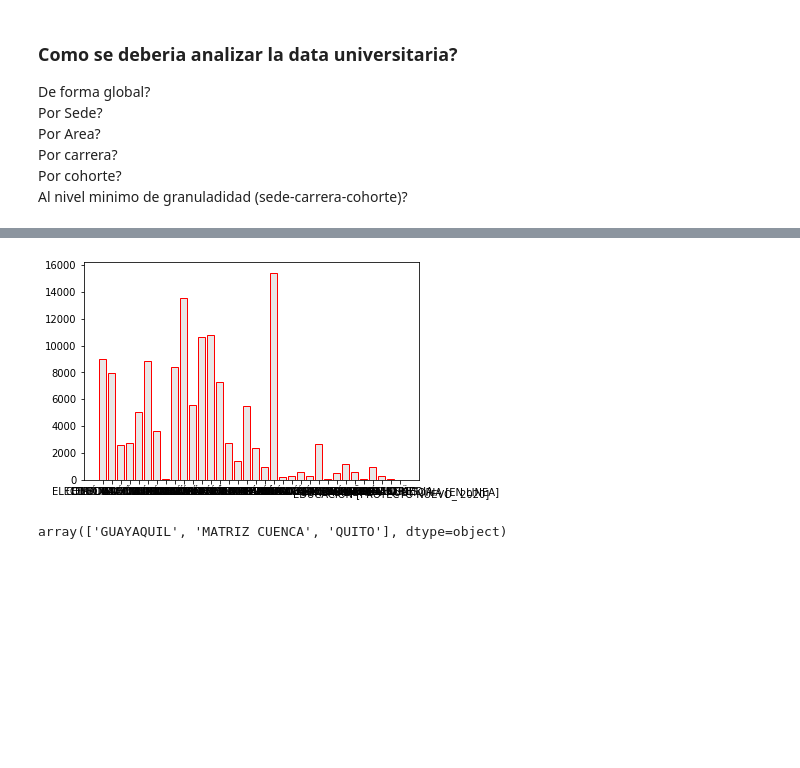
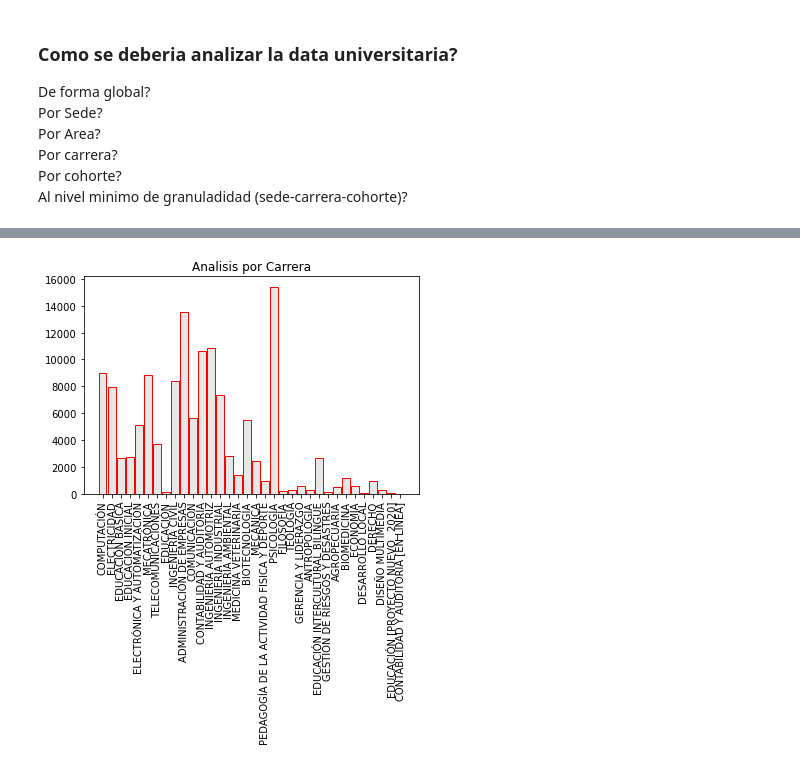
Before and after one commit to PelaezFrancisco/PracticasNegocios, a Jupyter notebook: TrabajosEnClases/Practica1/ReporteDatos.ipynb, the cells around one changed output, grey strips where cells are left out. Cells and saved outputs as stored; diff of their text form; code cells hidden in the pictures; blank space fills up the shorter version.

```diff
--- a/TrabajosEnClases/Practica1/ReporteDatos.ipynb
+++ b/TrabajosEnClases/Practica1/ReporteDatos.ipynb
@@ -72,15 +77,13 @@ barras = plt.bar(sedes, sedevalues, color=(0.1, 0.1, 0.1, 0.1),edgecolor='red')
 # %%
 #A nivel de carrera
 carrvalues = []
 for carrera in carreras:
     dx = df.loc[df['CARRERA'] == carrera]
     carrvalues.append(dx['NRO ALUMNOS'].sum())
 
 plt.figure()
+plt.xticks(rotation = 90)
+plt.title("Analisis por Carrera")
 barras = plt.bar(carreras, carrvalues, color=(0.1, 0.1, 0.1, 0.1),edgecolor='red')
 # %% [output]
-[figure, old version]
+[figure, new version]
-# %%
-sedes
-# %% [output]
-array(['GUAYAQUIL', 'MATRIZ CUENCA', 'QUITO'], dtype=object)
```
Also changed, not shown: parts of 5 cells of this notebook, 2 other files.
